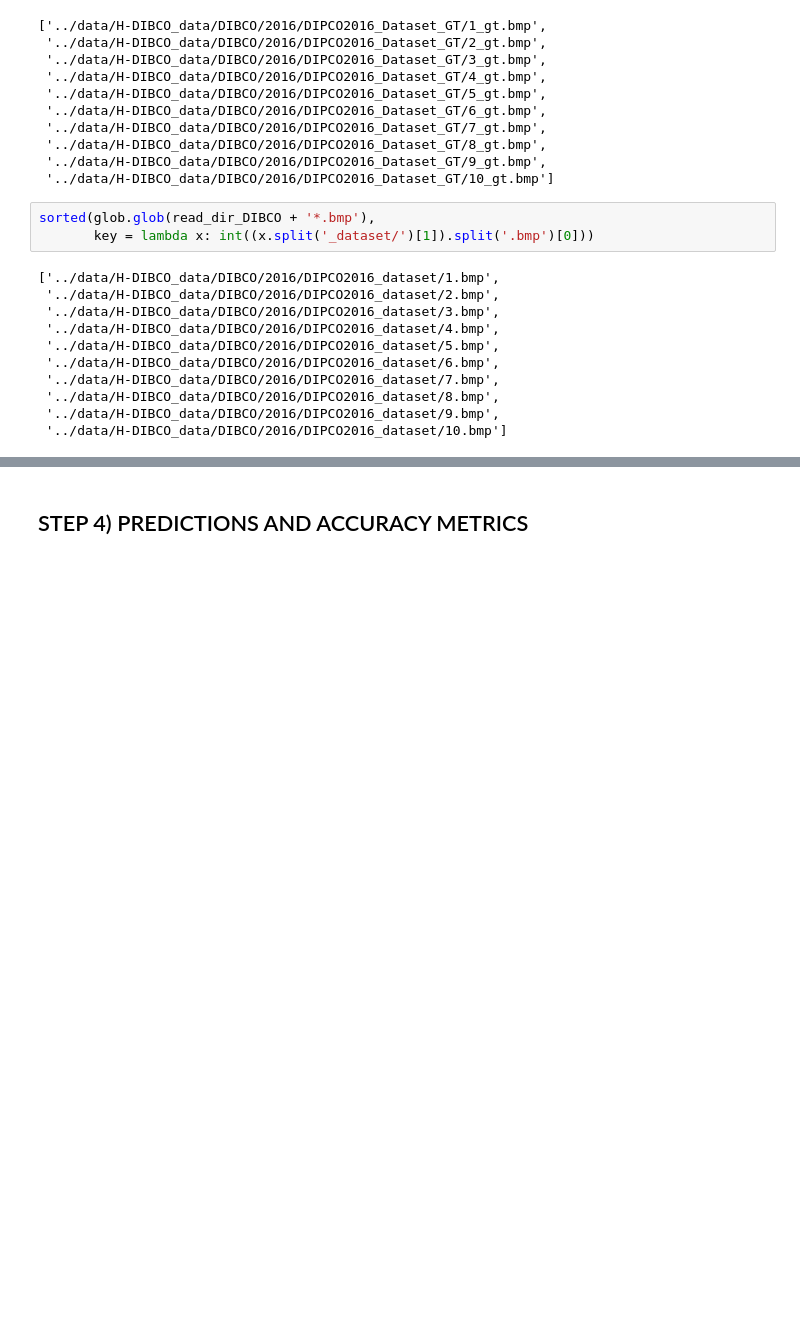
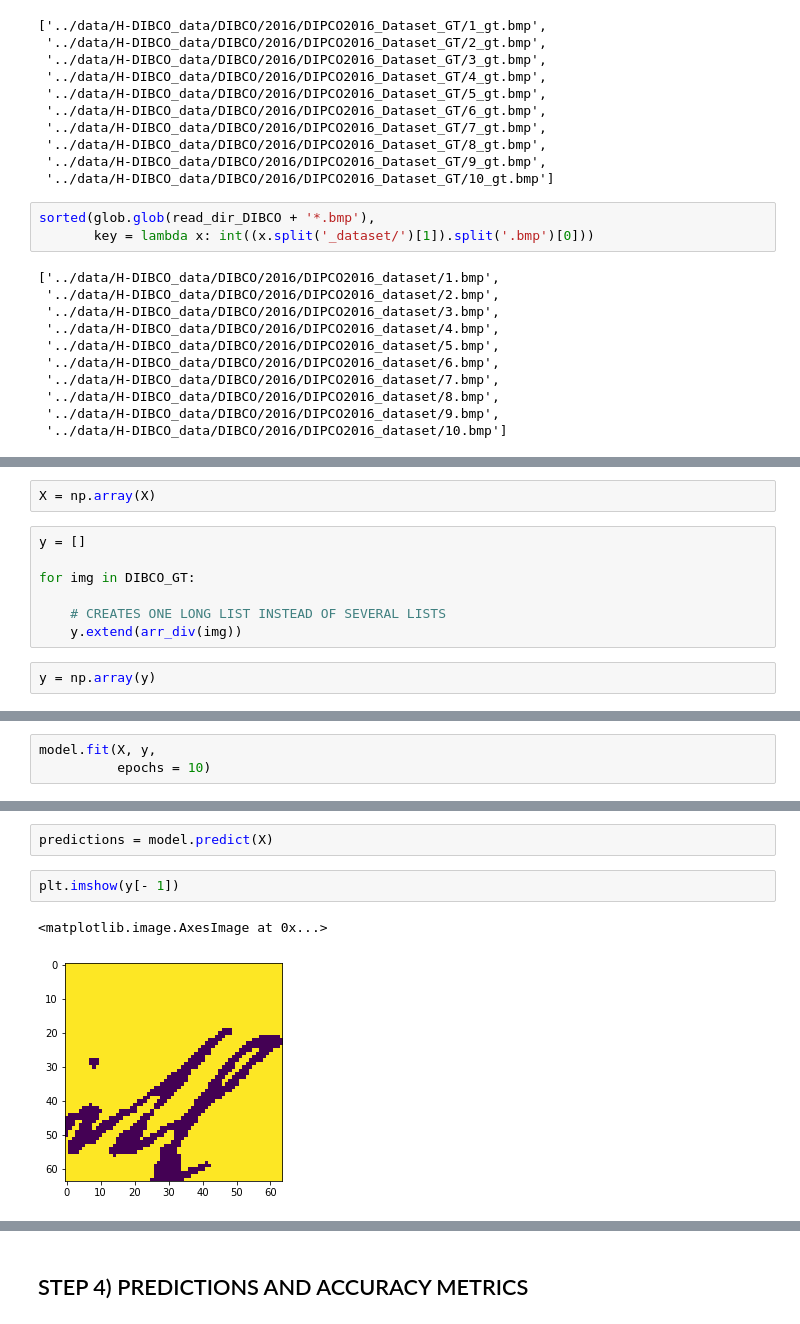
Before and after one commit to ross-k/Image-Binarization-for-Handwriting-OCR, a Jupyter notebook: notebooks/4a - image bin OCR EDA v4.ipynb, the cells around one changed output, grey strips where cells are left out. Saved outputs shown, nothing was run; the diff lists cells and outputs as text; blank space fills up the shorter version.

Commit message:
Attempting Keras model

```diff
--- a/notebooks/4a - image bin OCR EDA v4.ipynb
+++ b/notebooks/4a - image bin OCR EDA v4.ipynb
@@ -398,0 +301,11 @@ plt.plot(accs)
+# %%
+X = np.array(X)
+# %%
+y = []
+
+for img in DIBCO_GT:
+
+    # CREATES ONE LONG LIST INSTEAD OF SEVERAL LISTS
+    y.extend(arr_div(img))
+# %%
+y = np.array(y)
@@ -398,0 +440,3 @@ plt.plot(accs)
+# %%
+model.fit(X, y,
+          epochs = 10)
@@ -398,0 +456,7 @@ plt.plot(accs)
+# %%
+predictions = model.predict(X)
+# %%
+plt.imshow(y[- 1])
+# %% [output]
+<matplotlib.image.AxesImage at 0x...>
+[figure, added]
```
Also changed, not shown: parts of 121 cells of this notebook.
